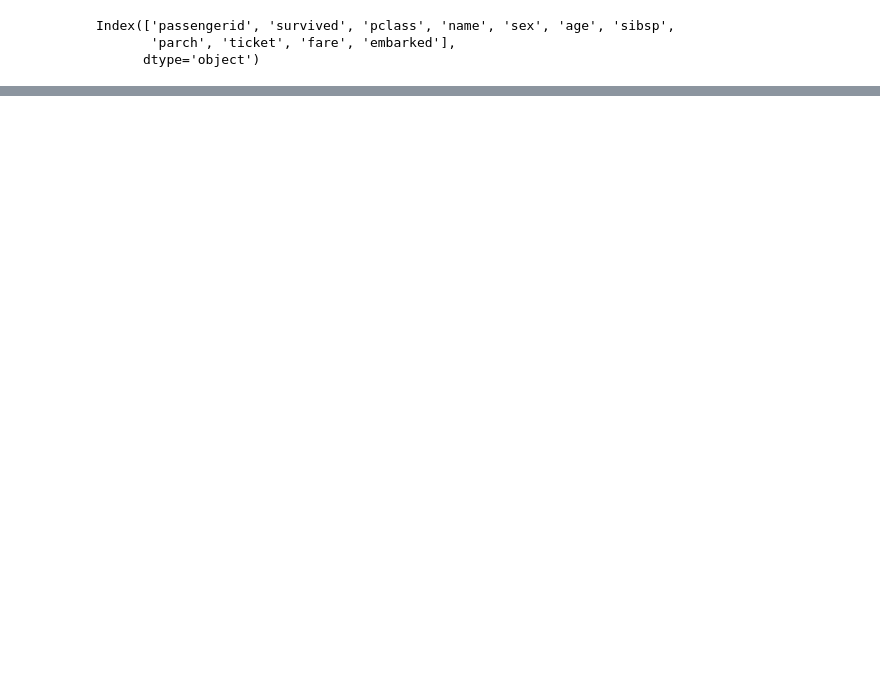
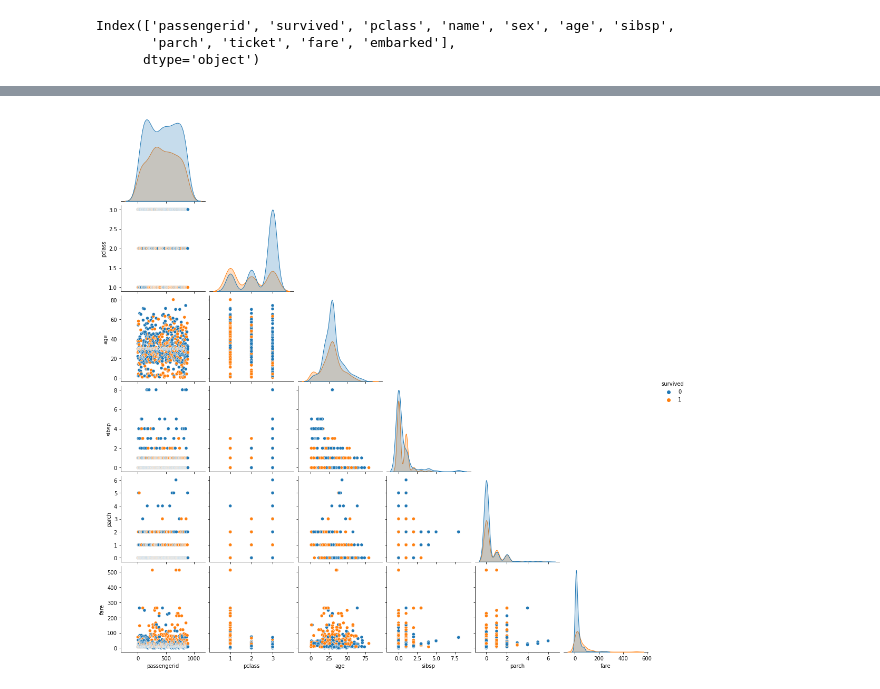
Before and after one commit to MEnesAkpinar/Titanic_Project_Prediction_with_ML, a Jupyter notebook: Titanic_Prediction_with_ML.ipynb, the cells around one changed output, grey strips where cells are left out. Saved outputs shown, nothing was run; the diff lists cells and outputs as text; code cells hidden in the pictures; blank space fills up the shorter version.

```diff
--- a/Titanic_Prediction_with_ML.ipynb
+++ b/Titanic_Prediction_with_ML.ipynb
@@ -634,0 +797,4 @@ train
+# %%
+sns.pairplot(train, hue = "survived", corner = True);
+# %% [output]
+[figure, added]
```
Also changed, not shown: parts of 85 cells of this notebook.
